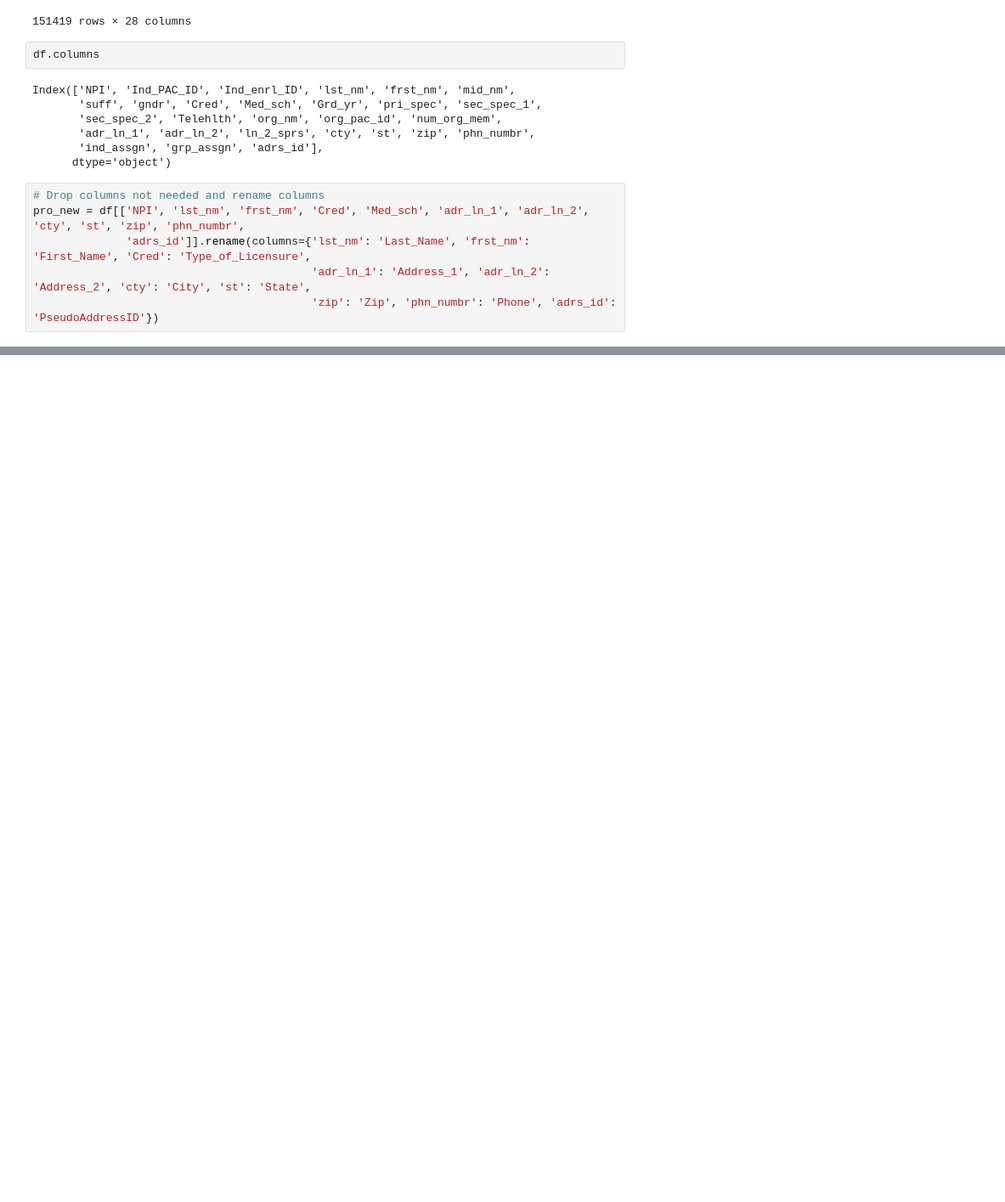
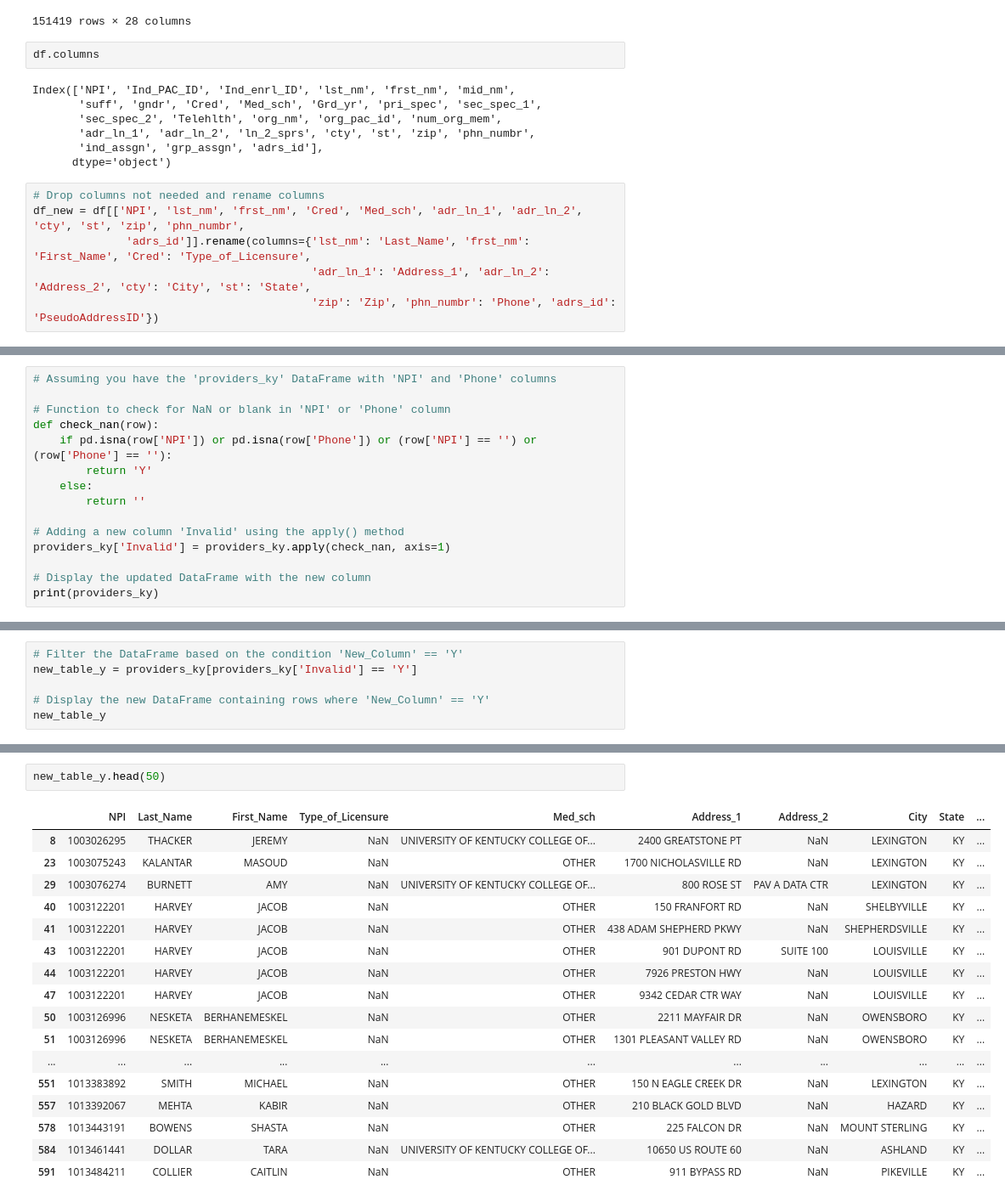
Before and after one commit to shahbijay/survey_contactList, a Jupyter notebook: provider_directory.ipynb, the cells around one changed output, grey strips where cells are left out. Shown: that part at 85% size. Saved outputs shown, nothing was run; the diff lists cells and outputs as text; blank space fills up the shorter version.

```diff
--- a/provider_directory.ipynb
+++ b/provider_directory.ipynb
@@ -29,7 +29,7 @@ Index(['NPI', 'Ind_PAC_ID', 'Ind_enrl_ID', 'lst_nm', 'frst_nm', 'mid_nm',
       dtype='object')
 # %%
 # Drop columns not needed and rename columns
-pro_new = df[['NPI', 'lst_nm', 'frst_nm', 'Cred', 'Med_sch', 'adr_ln_1', 'adr_ln_2', 'cty', 'st', 'zip', 'phn_numbr',
+df_new = df[['NPI', 'lst_nm', 'frst_nm', 'Cred', 'Med_sch', 'adr_ln_1', 'adr_ln_2', 'cty', 'st', 'zip', 'phn_numbr',
               'adrs_id']].rename(columns={'lst_nm': 'Last_Name', 'frst_nm': 'First_Name', 'Cred': 'Type_of_Licensure',
                                           'adr_ln_1': 'Address_1', 'adr_ln_2': 'Address_2', 'cty': 'City', 'st': 'State',
                                           'zip': 'Zip', 'phn_numbr': 'Phone', 'adrs_id': 'PseudoAddressID'})
@@ -122,0 +148,15 @@ providers_ky
+# %%
+# Assuming you have the 'providers_ky' DataFrame with 'NPI' and 'Phone' columns
+
+# Function to check for NaN or blank in 'NPI' or 'Phone' column
+def check_nan(row):
+    if pd.isna(row['NPI']) or pd.isna(row['Phone']) or (row['NPI'] == '') or (row['Phone'] == ''):
+        return 'Y'
+    else:
+        return ''
+
+# Adding a new column 'Invalid' using the apply() method
+providers_ky['Invalid'] = providers_ky.apply(check_nan, axis=1)
+
+# Display the updated DataFrame with the new column
+print(providers_ky)
@@ -122,0 +186,6 @@ providers_ky
+# %%
+# Filter the DataFrame based on the condition 'New_Column' == 'Y'
+new_table_y = providers_ky[providers_ky['Invalid'] == 'Y']
+
+# Display the new DataFrame containing rows where 'New_Column' == 'Y'
+new_table_y
@@ -122,0 +206,20 @@ providers_ky
+# %%
+new_table_y.head(50)
+# %% [output]
+|  | NPI | Last_Name | First_Name | Type_of_Licensure | Med_sch | Address_1 | Address_2 | City | State | ... |
+| 8 | 1003026295 | THACKER | JEREMY | NaN | UNIVERSITY OF KENTUCKY COLLEGE OF... | 2400 GREATSTONE PT | NaN | LEXINGTON | KY | ... |
+| 23 | 1003075243 | KALANTAR | MASOUD | NaN | OTHER | 1700 NICHOLASVILLE RD | NaN | LEXINGTON | KY | ... |
+| 29 | 1003076274 | BURNETT | AMY | NaN | UNIVERSITY OF KENTUCKY COLLEGE OF... | 800 ROSE ST | PAV A DATA CTR | LEXINGTON | KY | ... |
+| 40 | 1003122201 | HARVEY | JACOB | NaN | OTHER | 150 FRANFORT RD | NaN | SHELBYVILLE | KY | ... |
+| 41 | 1003122201 | HARVEY | JACOB | NaN | OTHER | 438 ADAM SHEPHERD PKWY | NaN | SHEPHERDSVILLE | KY | ... |
+| 43 | 1003122201 | HARVEY | JACOB | NaN | OTHER | 901 DUPONT RD | SUITE 100 | LOUISVILLE | KY | ... |
+| 44 | 1003122201 | HARVEY | JACOB | NaN | OTHER | 7926 PRESTON HWY | NaN | LOUISVILLE | KY | ... |
+| 47 | 1003122201 | HARVEY | JACOB | NaN | OTHER | 9342 CEDAR CTR WAY | NaN | LOUISVILLE | KY | ... |
+| 50 | 1003126996 | NESKETA | BERHANEMESKEL | NaN | OTHER | 2211 MAYFAIR DR | NaN | OWENSBORO | KY | ... |
+| 51 | 1003126996 | NESKETA | BERHANEMESKEL | NaN | OTHER | 1301 PLEASANT VALLEY RD | NaN | OWENSBORO | KY | ... |
+| ... | ... | ... | ... | ... | ... | ... | ... | ... | ... | ... |
+| 551 | 1013383892 | SMITH | MICHAEL | NaN | OTHER | 150 N EAGLE CREEK DR | NaN | LEXINGTON | KY | ... |
+| 557 | 1013392067 | MEHTA | KABIR | NaN | OTHER | 210 BLACK GOLD BLVD | NaN | HAZARD | KY | ... |
+| 578 | 1013443191 | BOWENS | SHASTA | NaN | OTHER | 225 FALCON DR | NaN | MOUNT STERLING | KY | ... |
+| 584 | 1013461441 | DOLLAR | TARA | NaN | UNIVERSITY OF KENTUCKY COLLEGE OF... | 10650 US ROUTE 60 | NaN | ASHLAND | KY | ... |
+| 591 | 1013484211 | COLLIER | CAITLIN | NaN | OTHER | 911 BYPASS RD | NaN | PIKEVILLE | KY | ... |
```
Also changed, not shown: parts of 11 cells of this notebook.
